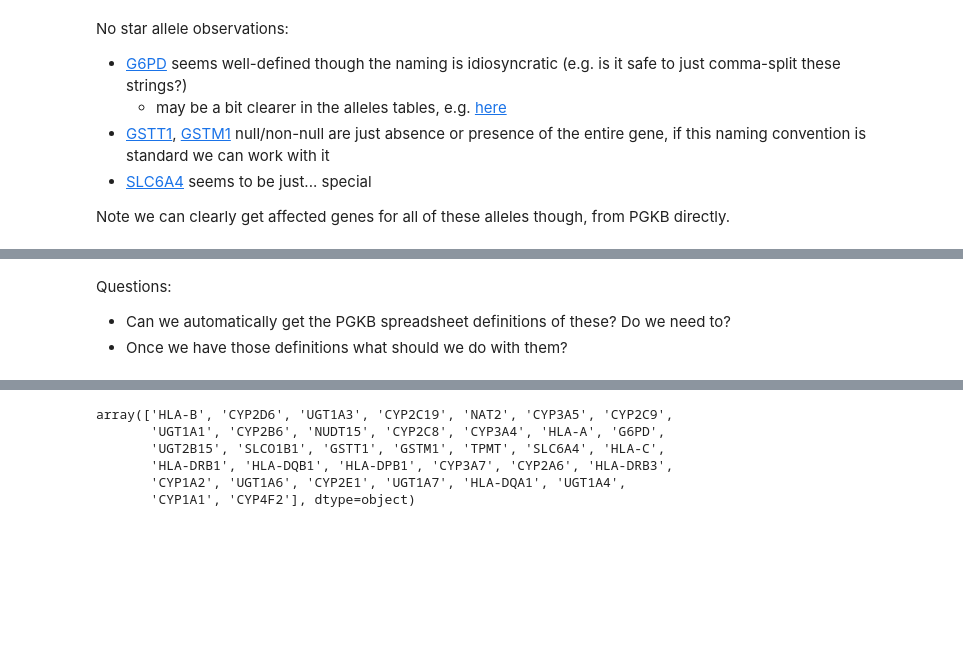
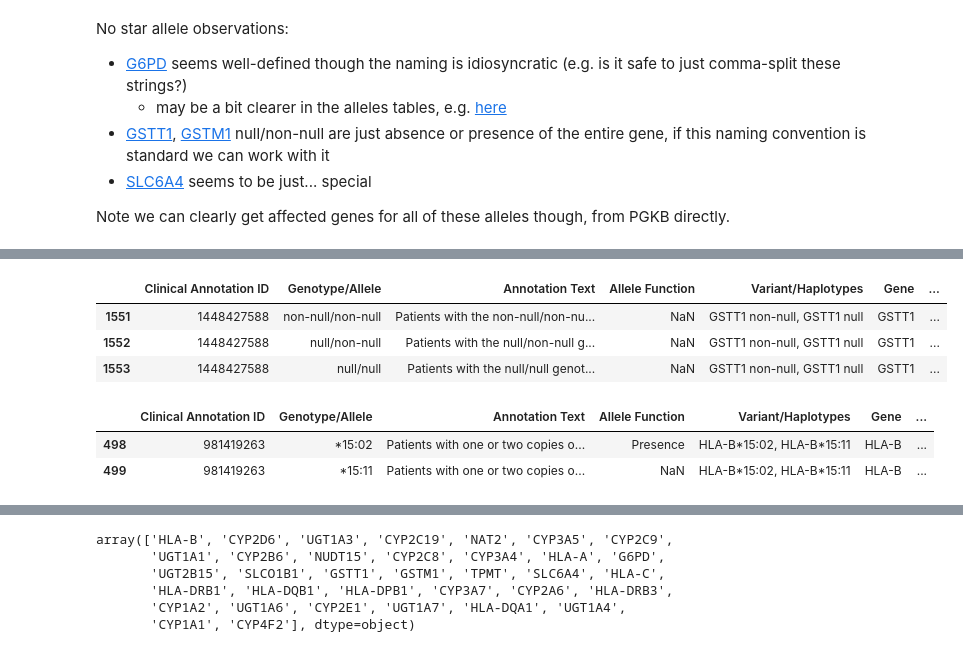
Before and after one commit to EBIvariation/opentargets-pharmgkb, a Jupyter notebook: data-exploration/star-alleles.ipynb, the cells around one changed output, grey strips where cells are left out. Saved outputs shown, nothing was run; the diff lists cells and outputs as text; code cells hidden in the pictures; blank space fills up the shorter version.

```diff
--- a/data-exploration/star-alleles.ipynb
+++ b/data-exploration/star-alleles.ipynb
@@ -81,3 +100,5 @@ Note we can clearly get affected genes for all of these alleles though, from PGK
+# %%
+pd.set_option('display.max_colwidth', None)
 # %%
 joined_df = alleles_df.merge(no_rs_annotations, on='Clinical Annotation ID')
 # %%
@@ -98,8 +120,18 @@ joined_df[joined_df['Clinical Annotation ID'] == '1451259580']
 | 7 | 1451259580 | *6 | The CYP2D6*6 allele is assigned a... | No function | CYP2D6*1, CYP2D6*1xN, CYP2D6*2, C... | CYP2D6 | ... |
 | 8 | 1451259580 | *10 | The CYP2D6*10 allele is assigned ... | Decreased function | CYP2D6*1, CYP2D6*1xN, CYP2D6*2, C... | CYP2D6 | ... |
 | 9 | 1451259580 | *41 | The CYP2D6*41 allele is assigned ... | Decreased function | CYP2D6*1, CYP2D6*1xN, CYP2D6*2, C... | CYP2D6 | ... |
-# %% [markdown]
-Questions:
-
-* Can we automatically get the PGKB spreadsheet definitions of these? Do we need to?
-* Once we have those definitions what should we do with them?
+# %%
+# https://www.pharmgkb.org/clinicalAnnotation/1448427588
+joined_df[joined_df['Clinical Annotation ID'] == '1448427588']
+# %% [output]
+|  | Clinical Annotation ID | Genotype/Allele | Annotation Text | Allele Function | Variant/Haplotypes | Gene | ... |
+| 1551 | 1448427588 | non-null/non-null | Patients with the non-null/non-nu... | NaN | GSTT1 non-null, GSTT1 null | GSTT1 | ... |
+| 1552 | 1448427588 | null/non-null | Patients with the null/non-null g... | NaN | GSTT1 non-null, GSTT1 null | GSTT1 | ... |
+| 1553 | 1448427588 | null/null | Patients with the null/null genot... | NaN | GSTT1 non-null, GSTT1 null | GSTT1 | ... |
+# %%
+# https://www.pharmgkb.org/clinicalAnnotation/981419263
+joined_df[joined_df['Clinical Annotation ID'] == '981419263']
+# %% [output]
+|  | Clinical Annotation ID | Genotype/Allele | Annotation Text | Allele Function | Variant/Haplotypes | Gene | ... |
+| 498 | 981419263 | *15:02 | Patients with one or two copies o... | Presence | HLA-B*15:02, HLA-B*15:11 | HLA-B | ... |
+| 499 | 981419263 | *15:11 | Patients with one or two copies o... | NaN | HLA-B*15:02, HLA-B*15:11 | HLA-B | ... |
```
Also changed, not shown: parts of 29 cells of this notebook.
